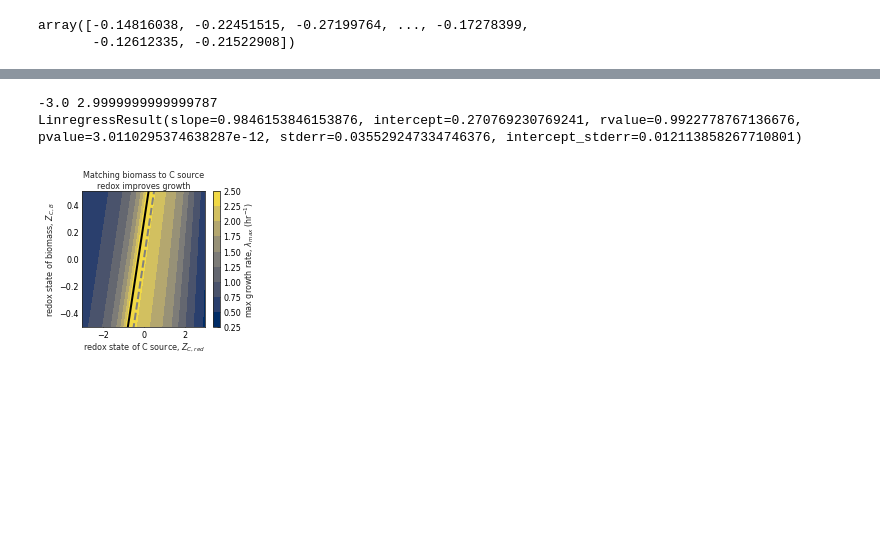
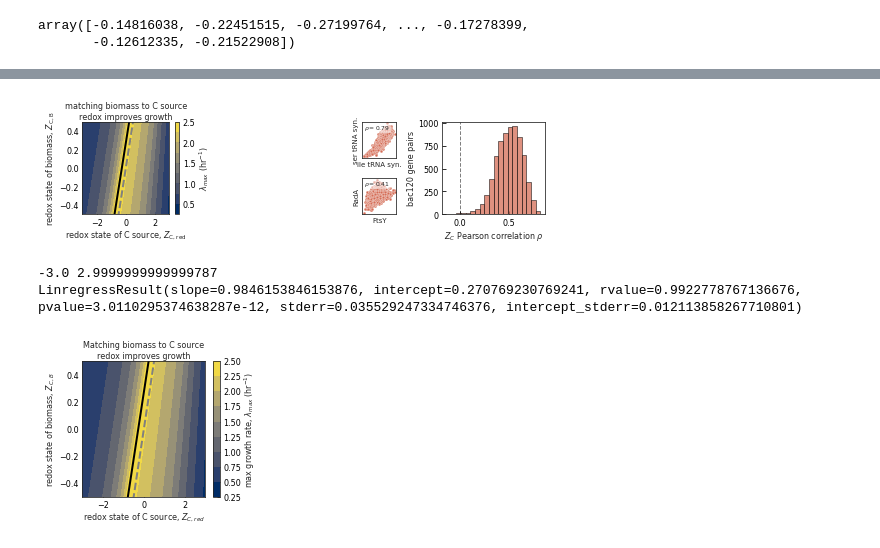
Before and after one commit to flamholz/redox-proteome, a Jupyter notebook: notebooks/Fig6.ipynb, the cells around one changed output, grey strips where cells are left out. Saved outputs shown, nothing was run; the diff lists cells and outputs as text; code cells hidden in the pictures; blank space fills up the shorter version.

```diff
--- a/notebooks/Fig6.ipynb
+++ b/notebooks/Fig6.ipynb
@@ -83,0 +69,92 @@ Length: 121, dtype: float64
+# %%
+mosaic = "AABBCEE\nAABBDEE"
+fig, axs = plt.subplot_mosaic(mosaic, figsize=(7.24,2.25),
+                              gridspec_kw={'width_ratios': [1.1, 1.1, 0.6, 0.6, 1.2, 1, 1]})
+
+# First panel is the contour map of the growth rate as a function of ZCred and ZCB
+plt.sca(axs['A'])
+plt.contourf(ZCred_ZCB_lambda_mat.columns,
+             ZCred_ZCB_lambda_mat.index,
+             ZCred_ZCB_lambda_mat.values,
+             cmap='cividis')
+cbar = plt.colorbar(label='$\lambda_{max}$ (hr$^{-1}$)')
+# fewer colorbar ticks
+cbar.set_ticks(np.arange(0.5, 2.51, 0.5))
+
+# Plot the argmax values as a line by regressing the argmax values against the ZCred values
+min_ZCred = ZCB_lambda_argmax.index.min()
+max_ZCred = ZCB_lambda_argmax.index.max()
+min_ZCB = ZCB_lambda_argmax.min()
+max_ZCB = ZCB_lambda_argmax.max()
+print(min_ZCred, max_ZCred)
+eps = 0.1
+mask = np.logical_and(ZCB_lambda_argmax > min_ZCB + eps,
+                      ZCB_lambda_argmax < max_ZCB - eps)
+masked = ZCB_lambda_argmax[mask]
+reg_res = linregress(masked.index, masked.values)
+print(reg_res)
+xs = np.arange(min_ZCred, max_ZCred, 0.01)
+ys = xs * reg_res.slope + reg_res.intercept
+plt.plot(xs, ys, color='k', lw=2)
+
+# plot the line of equal ZCred and ZCB
+plt.plot([min_ZCred, max_ZCred], [min_ZCred, max_ZCred], ls='--', color='grey')
+
+# Set plot bounds
+plt.ylim(min_ZCB, max_ZCB)
+
+plt.xlabel('redox state of C source, $Z_{\mathrm{C,red}}$')
+plt.ylabel('redox state of biomass, $Z_{\mathrm{C,B}}$')
+plt.title('matching biomass to C source\nredox improves growth')
+
+plt.sca(axs['B'])
+# clear the axis
+plt.axis('off')
+
+pairs = ["TIGR00392,TIGR00414".split(','), "TIGR00064,TIGR00416".split(','), ]
+pnames_dict = {
+    'TIGR00392': 'ile tRNA syn.',
+    'TIGR00414': 'ser tRNA syn.',
+    'TIGR00810': 'SecG',
+    'TIGR02012': 'RecA',
+    'TIGR00064': 'FtsY',
+    'TIGR00416': 'RadA',
+    'TIGR01071': 'RplO',
+    'TIGR01510': 'PPAT',  # pantetheine-phosphate adenylyltransferase
+}
+greys = sns.color_palette('Greys', n_colors=5)
+my_axs = [axs['C'], axs['D']]
+for ax, gene_ids in zip(my_axs, pairs):
+    plt.sca(ax)
+
+    sns.scatterplot(data=bac120_nosc_df, x=gene_ids[0], y=gene_ids[1], s=8, color=colors['red'],
+                    edgecolor='w', linewidth=0.25)
+
+    desc0 = pnames_dict[gene_ids[0]]
+    desc1 = pnames_dict[gene_ids[1]]
+    label_fmt = '{0}'
+    plt.xlabel(label_fmt.format(desc0), labelpad=3, fontsize=7)
+    plt.ylabel(label_fmt.format(desc1), labelpad=3, fontsize=7)
+
+    corr = nosc_corr_df.loc[gene_ids[0], gene_ids[1]].r
+    print(corr, desc0, desc1)
+    plt.text(0.05, 0.8, '$\\rho = {0:.2g}$'.format(corr), transform=plt.gca().transAxes,
+             ha='left', fontsize=6, bbox=dict(facecolor='w', edgecolor='w', lw=0.5, alpha=0.5, pad=0))
+    plt.xticks([])
+    plt.yticks([])
+    plt.tick_params(axis='both', which='both', length=0, pad=0)
+
+plt.sca(axs['E'])
+
+plt.axvline(0, color='grey', lw=1, ls='--', zorder=-1)
+# Control in SI figure below.
+sns.histplot(data=nosc_corr_df.r, bins=20, color=colors['red'], edgecolor='k', linewidth=0.5, label='raw')
+plt.xlabel('$Z_C$ Pearson correlation $\\rho$')
+plt.ylabel('bac120 gene pairs')
+
+plt.tight_layout()
+plt.savefig('../output/Fig6_row.pdf', facecolor='w', dpi=300, bbox_inches='tight')
+plt.savefig('../output/Fig6_row.png', facecolor='w', dpi=300, bbox_inches='tight')
+
+plt.show()
+# %% [output]
@@ -84,3 +165,4 @@ Length: 121, dtype: float64
+[figure, added]
 # %%
 plt.figure(figsize=(2.75,2.5))
 plt.contourf(ZCred_ZCB_lambda_mat.columns,
```
Also changed, not shown: parts of 2 cells of this notebook, 5 other files.
